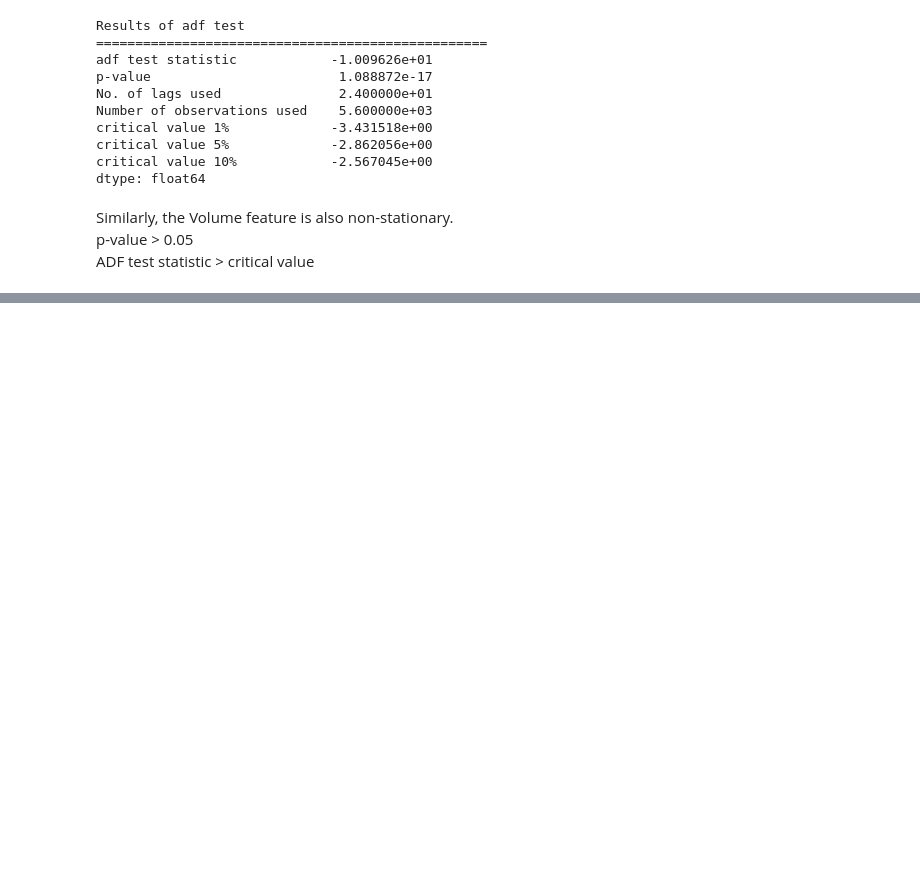
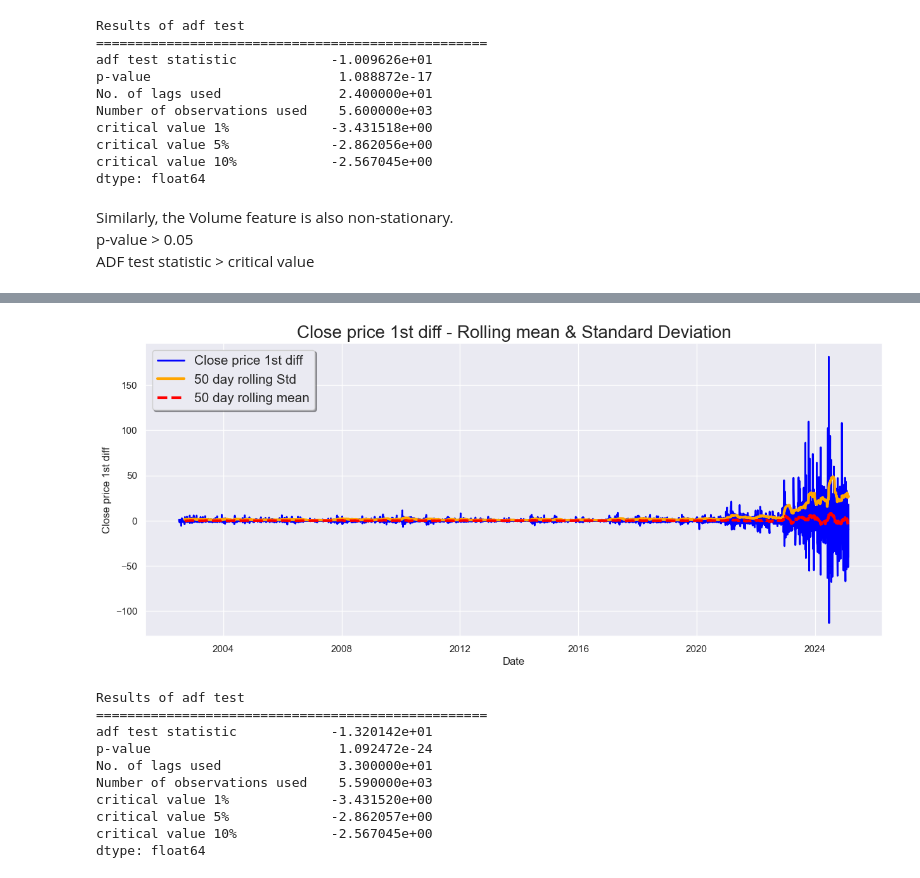
Before and after one commit to akashprak/StockPrice-TimeSeries, a Jupyter notebook: notebooks/Stock_price_forecast.ipynb, the cells around one changed output, grey strips where cells are left out. Cells and saved outputs as stored; diff of their text form; code cells hidden in the pictures; blank space fills up the shorter version.

```diff
--- a/notebooks/Stock_price_forecast.ipynb
+++ b/notebooks/Stock_price_forecast.ipynb
@@ -205,0 +237,17 @@ ADF test statistic > critical value
+# %%
+stock_close_diff = stock_data['Close'].diff().rename("Close price 1st diff")
+stock_close_diff.dropna(inplace=True)
+# %%
+check_stationarity(stock_close_diff)
+# %% [output]
+[figure, added]
+Results of adf test
+==================================================
+adf test statistic            -1.320142e+01
+p-value                        1.092472e-24
+No. of lags used               3.300000e+01
+Number of observations used    5.590000e+03
+critical value 1%             -3.431520e+00
+critical value 5%             -2.862057e+00
+critical value 10%            -2.567045e+00
+dtype: float64
```
Also changed, not shown: parts of 17 cells of this notebook.
